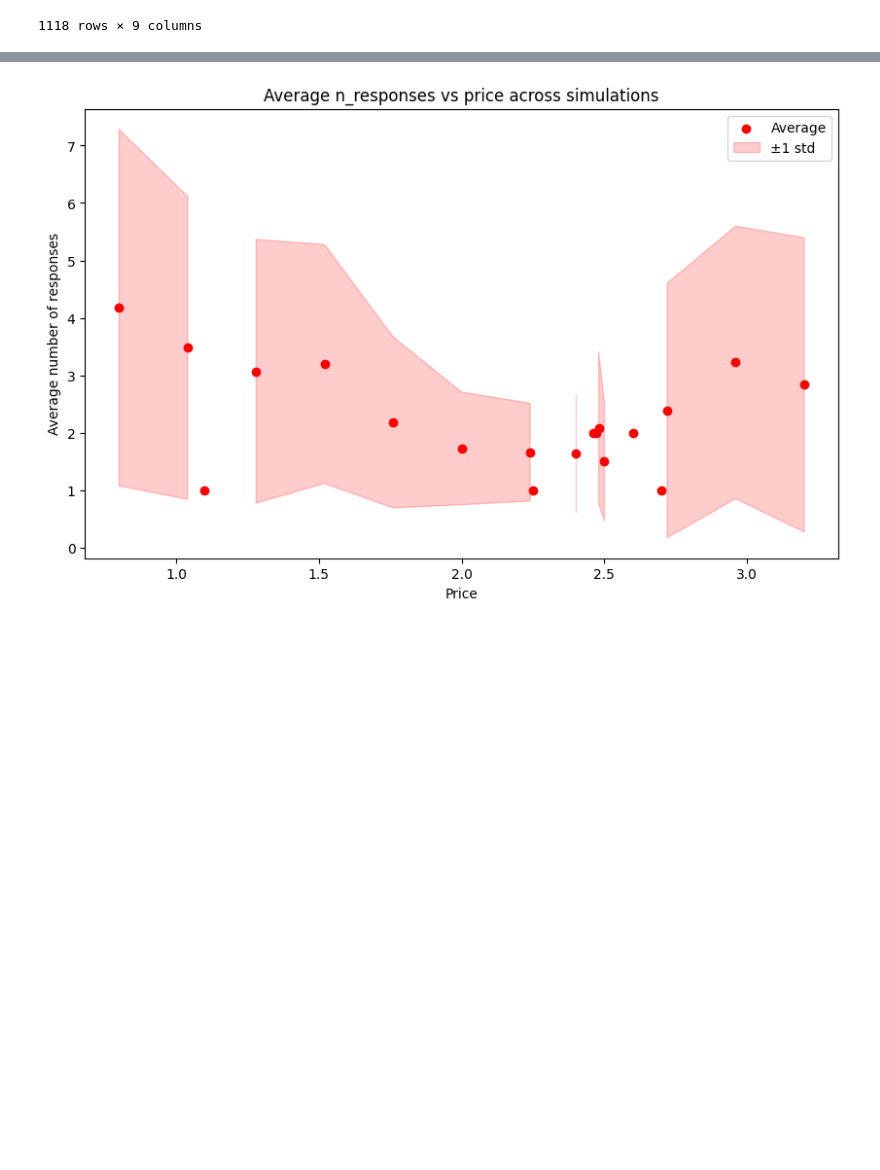
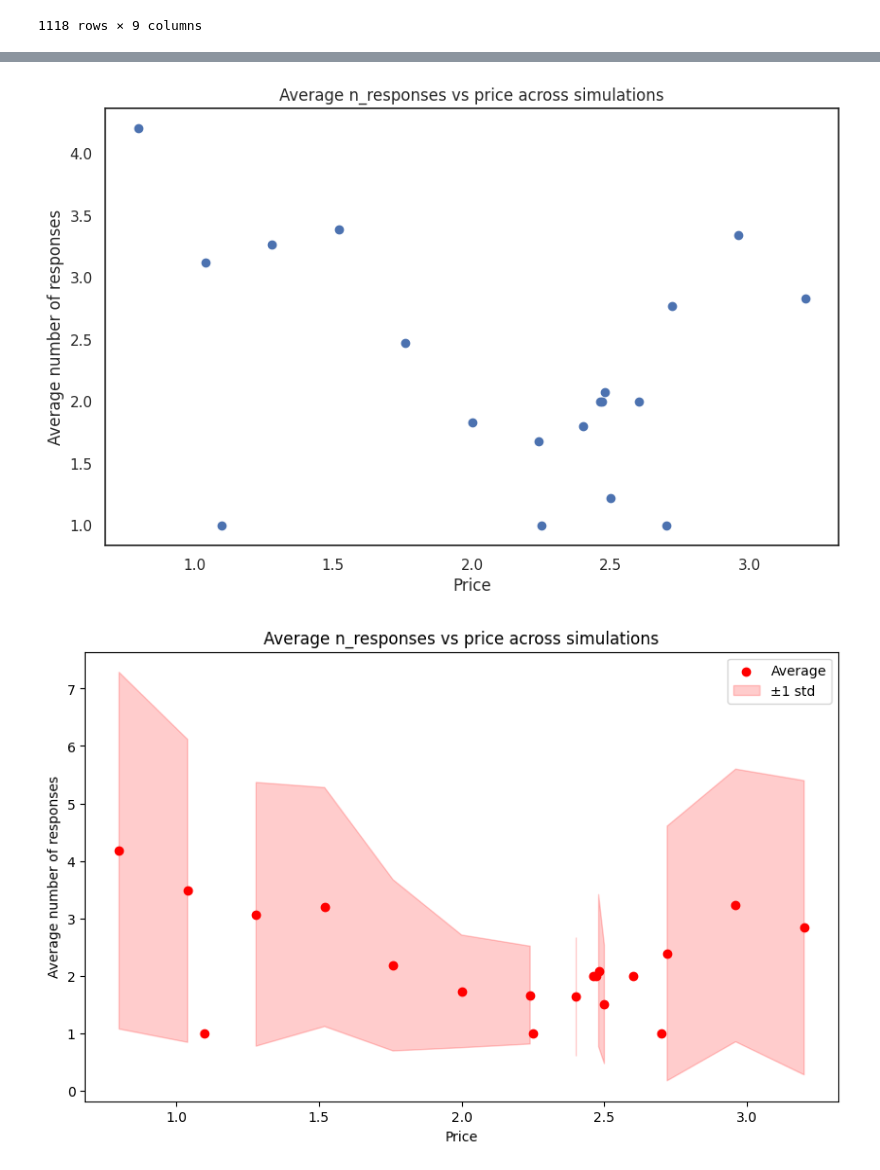
Before and after one commit to pawel-struski/market-equilibrium, a Jupyter notebook: results_analysis.ipynb, the cells around one changed output, grey strips where cells are left out. Saved outputs shown, nothing was run; the diff lists cells and outputs as text; code cells hidden in the pictures; blank space fills up the shorter version.

```diff
--- a/results_analysis.ipynb
+++ b/results_analysis.ipynb
@@ -799,3 +909,22 @@ plt.show()
+# %%
+# Filter transaction rows
+df_plot = df_announcements[df_announcements['transaction']==True].copy()
+
+# Compute average n_responses per bin per simulation
+bin_stats = df_plot.groupby(['sim', 'price'])['n_responses'].mean().reset_index()
+
+# Now average across simulations
+avg_bin_stats = bin_stats.groupby('price')['n_responses'].mean().reset_index()
+
+# Plot
+plt.figure(figsize=(10,6))
+plt.scatter(avg_bin_stats['price'], avg_bin_stats['n_responses'])
+plt.xlabel('Price')
+plt.ylabel('Average number of responses')
+plt.title('Average n_responses vs price across simulations')
+plt.show()
+# %% [output]
+[figure, added]
 # %%
 # Filter transactions
 df_transactidf_plotons = df_announcements[df_announcements['transaction']==True].copy()
```
Also changed, not shown: parts of 32 cells of this notebook.
